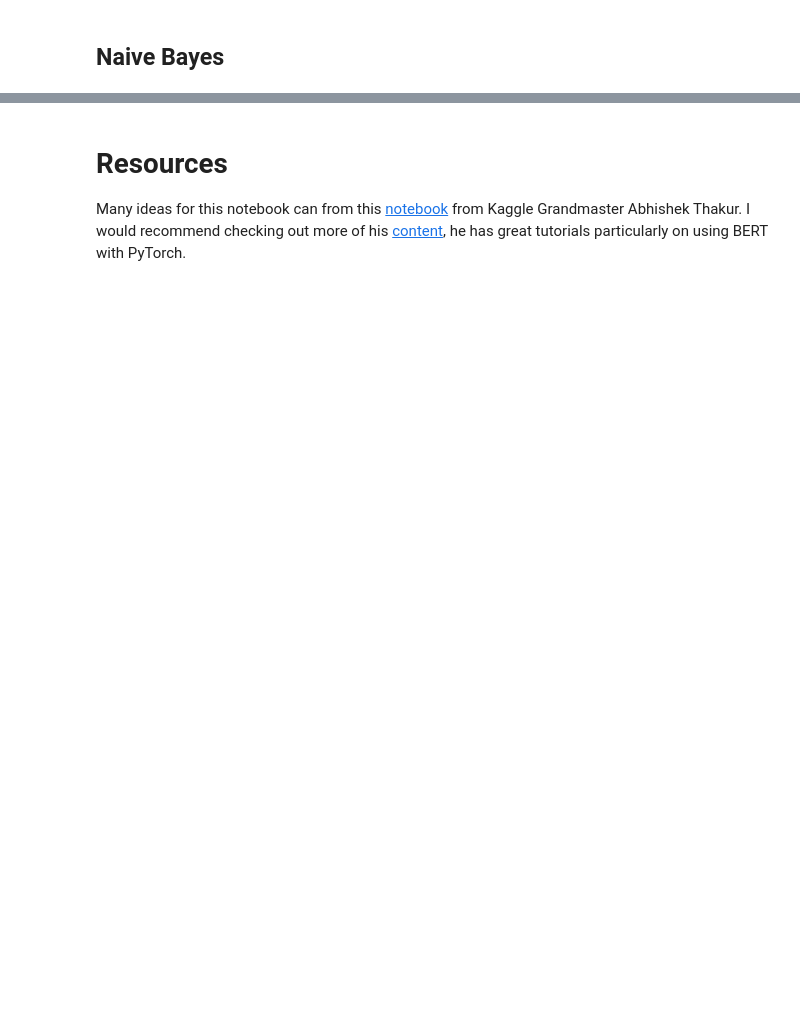
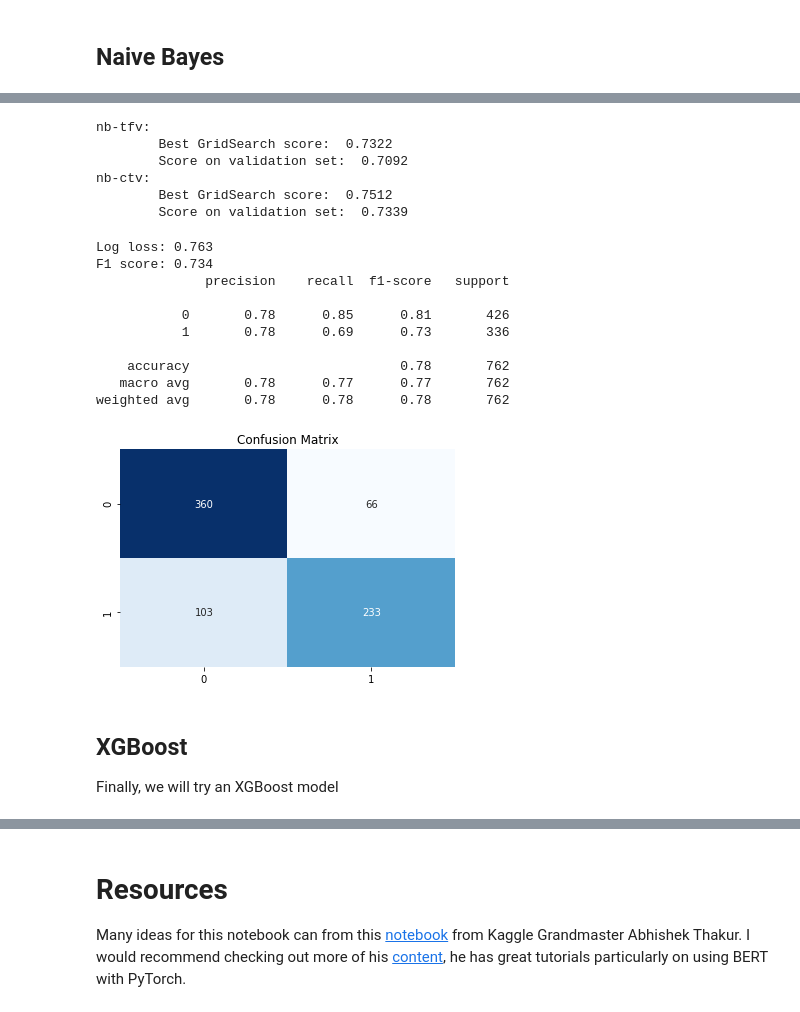
Before and after one commit to julian-west/kaggle, a Jupyter notebook: nlp-getting-started/Inference.ipynb, the cells around one changed output, grey strips where cells are left out. Saved outputs shown, nothing was run; the diff lists cells and outputs as text; code cells hidden in the pictures; blank space fills up the shorter version.

Commit message:
nb grid search

```diff
--- a/nlp-getting-started/Inference.ipynb
+++ b/nlp-getting-started/Inference.ipynb
@@ -231,2 +242,18 @@ plt.show()
 # %% [markdown]
 ## Naive Bayes
+# %%
+nb = MultinomialNB()
+# %%
+nb_pipeline_tfv = Pipeline([('tfv',tfv),
+                      ('nb',nb)])
+
+nb_pipeline_ctv = Pipeline([('ctv',ctv),
+                      ('nb',nb)])
+# %%
+nb_param_grid = {'nb__alpha': [0.001, 0.01, 0.1, 1, 10, 100]}
+# %%
+nb_gs_tfv = GridSearchCV(nb_pipeline_tfv, param_grid=nb_param_grid, scoring='f1',
+                     verbose=5, n_jobs=-1, refit=True, cv=4)
+
+nb_gs_ctv = GridSearchCV(nb_pipeline_ctv, param_grid=nb_param_grid, scoring='f1',
+                     verbose=5, n_jobs=-1, refit=True, cv=4)
@@ -232,0 +283,23 @@ plt.show()
+# %%
+nb_val_scores = evaluate_gridsearch_models(models,names,xvalid['text'])
+# %% [output]
+nb-tfv:
+        Best GridSearch score:  0.7322
+        Score on validation set:  0.7092
+nb-ctv:
+        Best GridSearch score:  0.7512
+        Score on validation set:  0.7339
+# %%
+create_classification_report(nb_gs_ctv)
+# %% [output]
+Log loss: 0.763
+F1 score: 0.734
+              precision    recall  f1-score   support
+
+           0       0.78      0.85      0.81       426
+           1       0.78      0.69      0.73       336
+
+    accuracy                           0.78       762
+   macro avg       0.78      0.77      0.77       762
+weighted avg       0.78      0.78      0.78       762
+[figure, added]
@@ -232,0 +309,4 @@ plt.show()
+# %% [markdown]
+## XGBoost
+
+Finally, we will try an XGBoost model
```
Also changed, not shown: parts of 29 cells of this notebook, 4 other files.
